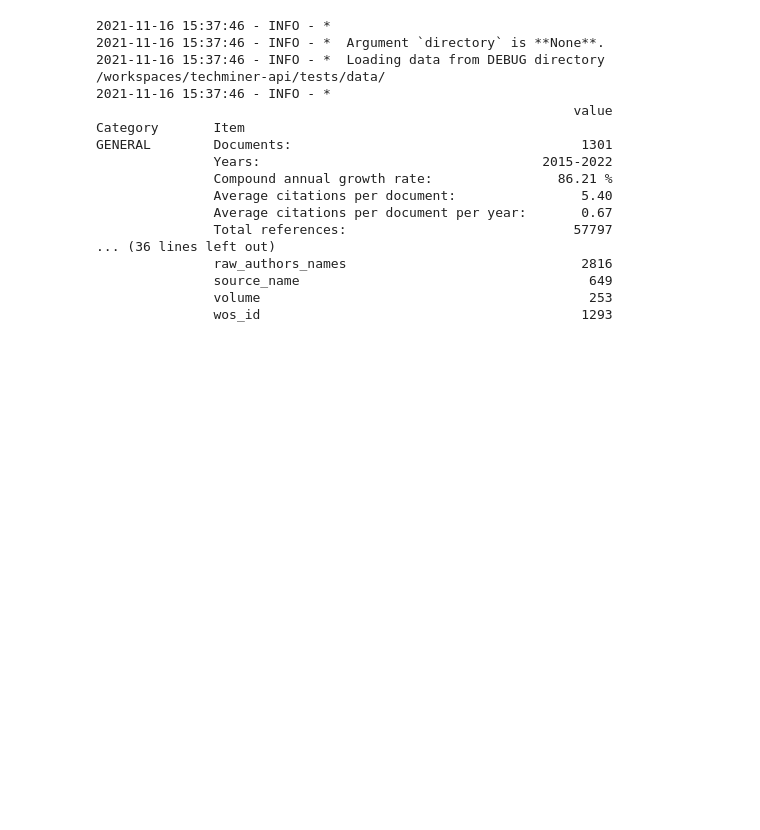
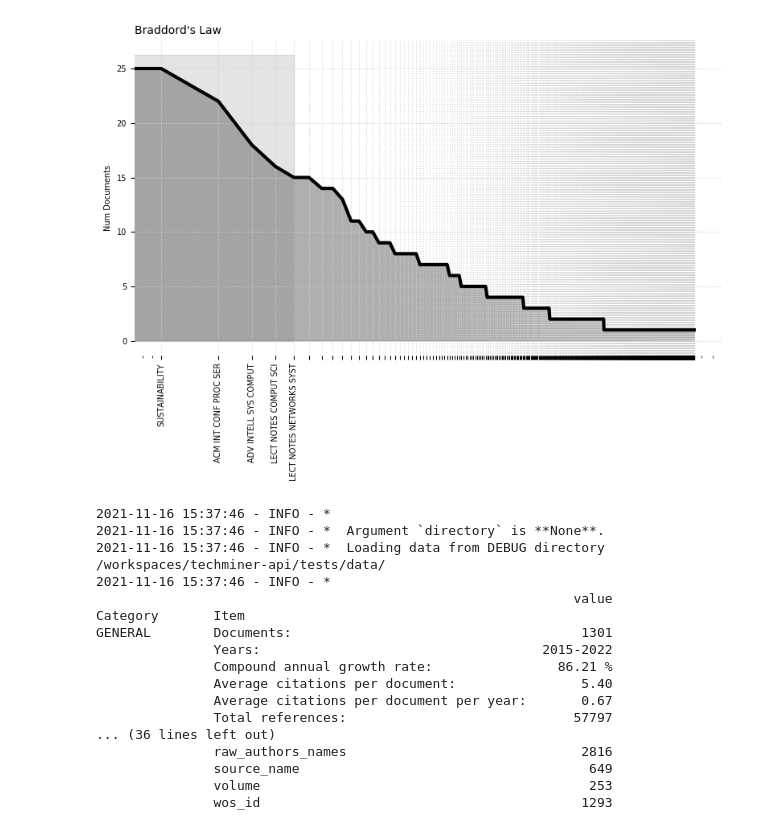
Before and after one commit to jdvelasq/techminer2, a Jupyter notebook: notebooks/debug.ipynb, the cells around one changed output. Cells and saved outputs as stored; diff of their text form; code cells hidden in the pictures; blank space fills up the shorter version.

Commit message:
bradford

```diff
--- a/notebooks/debug.ipynb
+++ b/notebooks/debug.ipynb
@@ -13,7 +13,9 @@ from techminer import *
 
 directory = "/workspaces/techminer-api/tests/data/"
 
-
+bradford_plot().savefig("/workspaces/techminer-api/sphinx/images/bradford.png")
 # annual_scientific_production().savefig("/workspaces/techminer-api/sphinx/images/annual_scientific_production.png")
 # average_citations_per_year().savefig("/workspaces/techminer-api/sphinx/images/average_citations_per_year.png")
-most_relevant_sources()
+# most_relevant_sources().savefig("/workspaces/techminer-api/sphinx/images/most_relevant_sources.png")
+# most_local_cited_sources()# .savefig("/workspaces/techminer-api/sphinx/images/most_local_cited_sources.png")
+# %% [output]
@@ -20,3 +26,4 @@ most_relevant_sources()
+[figure, added]
 # %%
 # column_coverage(directory, column="author_keywords")
 print(summary_view())
```
Also changed, not shown: parts of 1 cell of this notebook, 6 other files.
